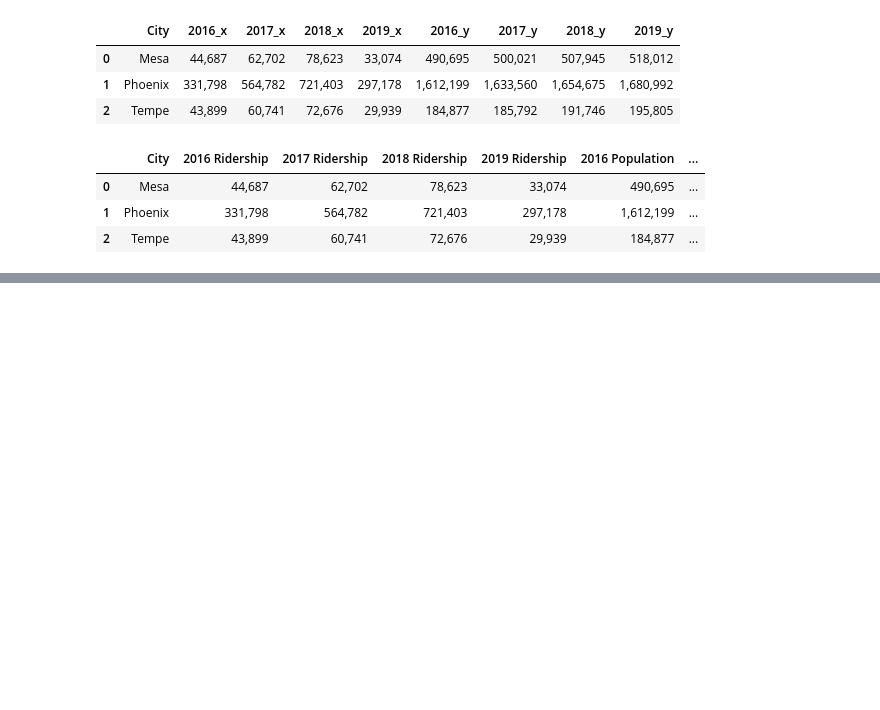
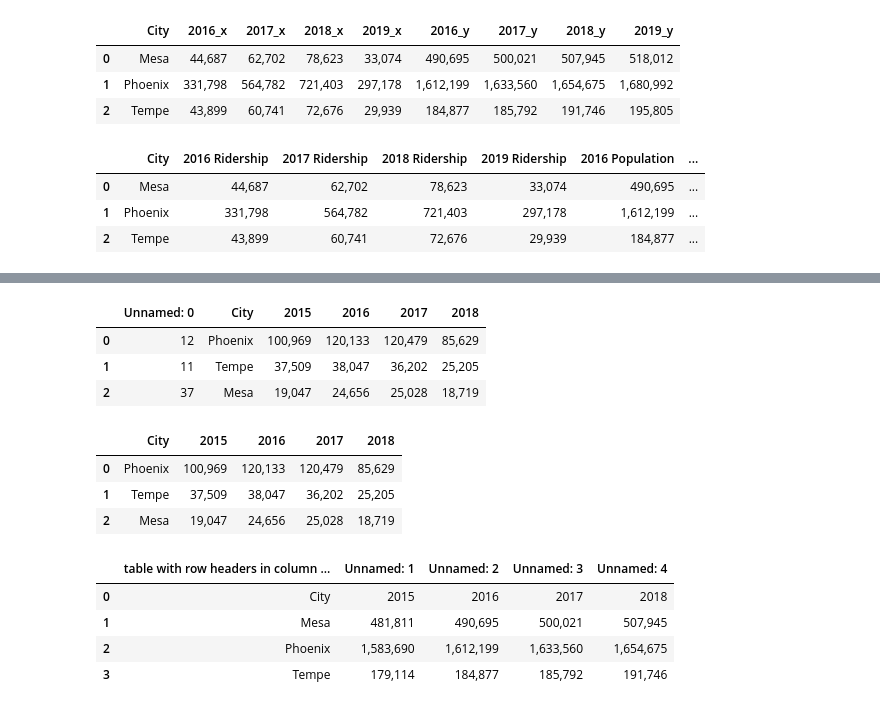
Before and after one commit to phil-wew/group_project1, a Jupyter notebook: SO/Scott Project 1.ipynb, the cells around one changed output, grey strips where cells are left out. Drawn from its saved outputs; the diff is of its cells as text; code cells hidden in the pictures; blank space fills up the shorter version.

```diff
--- a/SO/Scott Project 1.ipynb
+++ b/SO/Scott Project 1.ipynb
@@ -437,10 +437,29 @@ plt.show()
 plt.savefig("../SO/TempePopRidership.png")
 plt.show()
 # %%
-rail_rider_csv = "../PW_CSVs/bus_riders_SO.csv"
-new_bus_rider_df = pd.read_csv(bus_rider_csv,encoding="utf-8", delimiter = ",")
-new_bus_rider_df.head()
+rail_rider_csv = "../PW_CSVs/rail_numbers_SO.csv"
+new_rail_rider_df = pd.read_csv(rail_rider_csv,encoding="utf-8", delimiter = ",")
+new_rail_rider_df.head()
+# %% [output]
+|  | Unnamed: 0 | City | 2015 | 2016 | 2017 | 2018 |
+| 0 | 12 | Phoenix | 100,969 | 120,133 | 120,479 | 85,629 |
+| 1 | 11 | Tempe | 37,509 | 38,047 | 36,202 | 25,205 |
+| 2 | 37 | Mesa | 19,047 | 24,656 | 25,028 | 18,719 |
+# %%
+del new_rail_rider_df['Unnamed: 0']
+new_rail_rider_df
+# %% [output]
+|  | City | 2015 | 2016 | 2017 | 2018 |
+| 0 | Phoenix | 100,969 | 120,133 | 120,479 | 85,629 |
+| 1 | Tempe | 37,509 | 38,047 | 36,202 | 25,205 |
+| 2 | Mesa | 19,047 | 24,656 | 25,028 | 18,719 |
 # %%
-rail_pop_csv = "../PW_CSVs/ariz_pop_data10-19_rail"
+rail_pop_csv = "../PW_CSVs/ariz_pop_data10-19_rail_SO.csv"
 new_rail_pop_df = pd.read_csv(rail_pop_csv,encoding="utf-8", delimiter = ",")
 new_rail_pop_df.head()
+# %% [output]
+|  | table with row headers in column ... | Unnamed: 1 | Unnamed: 2 | Unnamed: 3 | Unnamed: 4 |
+| 0 | City | 2015 | 2016 | 2017 | 2018 |
+| 1 | Mesa | 481,811 | 490,695 | 500,021 | 507,945 |
+| 2 | Phoenix | 1,583,690 | 1,612,199 | 1,633,560 | 1,654,675 |
+| 3 | Tempe | 179,114 | 184,877 | 185,792 | 191,746 |
```
Also changed, not shown: parts of 1 cell of this notebook.
